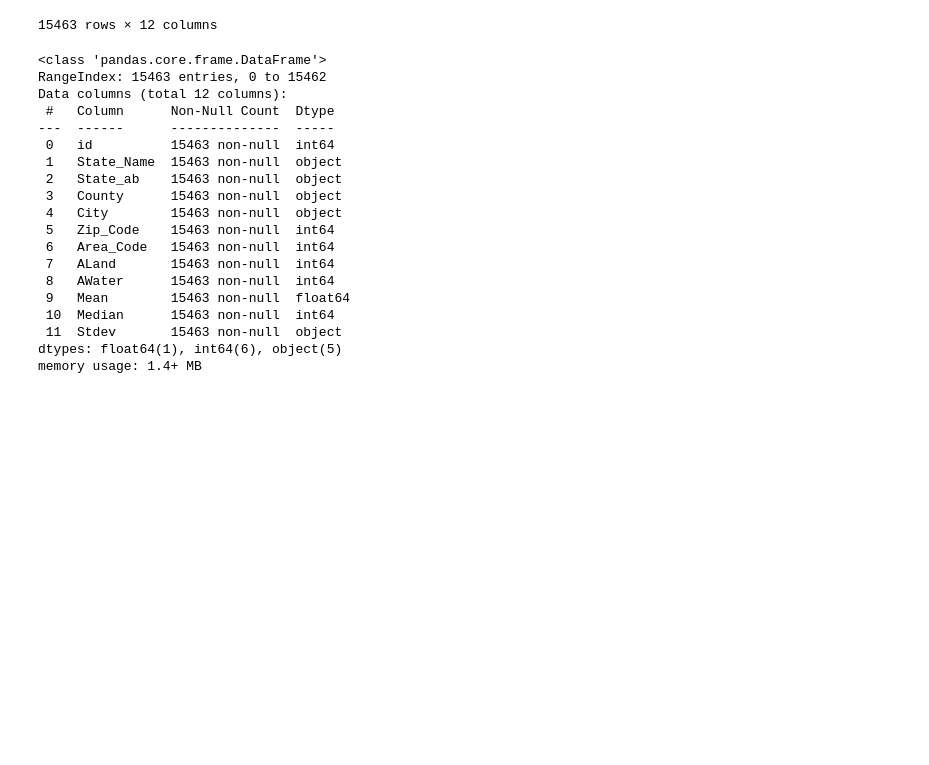
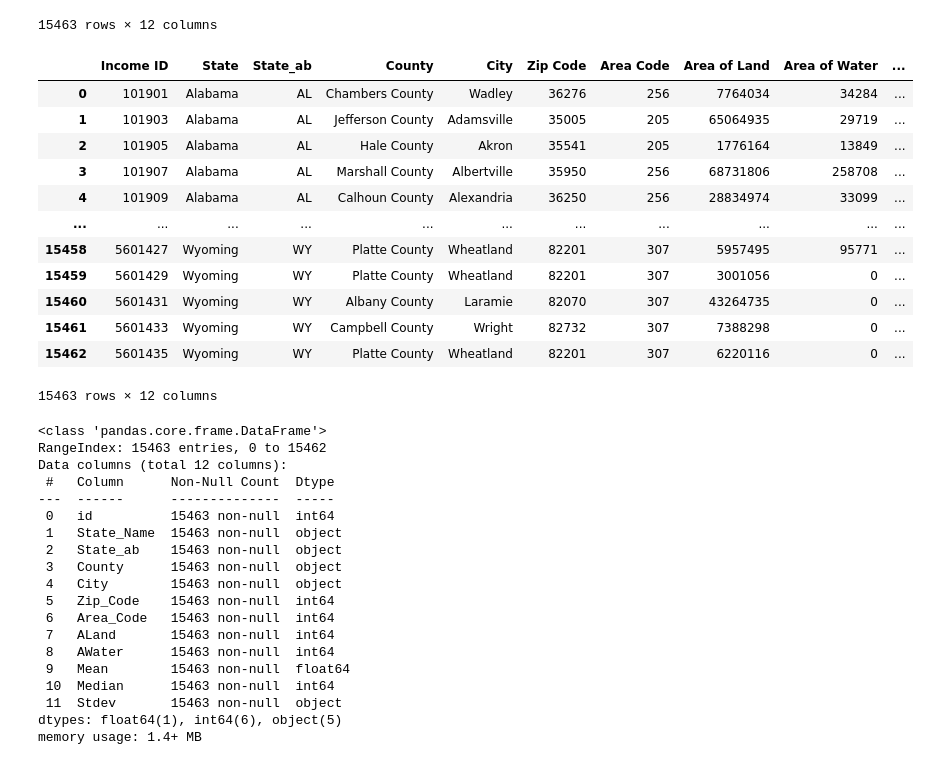
Before and after one commit to nhafer88/Mental_Health_Predictor, a Jupyter notebook: Cleaning_data.ipynb, the cells around one changed output. Drawn from its saved outputs; the diff is of its cells as text; code cells hidden in the pictures; blank space fills up the shorter version.

```diff
--- a/Cleaning_data.ipynb
+++ b/Cleaning_data.ipynb
@@ -52,7 +83,7 @@ memory usage: 1.8+ MB
 # %%
 income_order = ["id", "State_Name", "State_ab", "County", "City", "Zip_Code", "Area_Code", "ALand", "AWater", "Mean","Median","Stdev"]
-income = income[income_order]
-income
+income_df= income[income_order]
+income_df
 # %% [output]
 |  | id | State_Name | State_ab | County | City | Zip_Code | Area_Code | ALand | AWater | Mean | ... |
 | 0 | 101901 | Alabama | AL | Chambers County | Wadley | 36276 | 256 | 7764034 | 34284 | 14596.666483 | ... |
@@ -67,6 +98,37 @@ income
 | 15461 | 5601433 | Wyoming | WY | Campbell County | Wright | 82732 | 307 | 7388298 | 0 | 121016.826443 | ... |
 | 15462 | 5601435 | Wyoming | WY | Platte County | Wheatland | 82201 | 307 | 6220116 | 0 | 91166.166667 | ... |
 15463 rows × 12 columns
+# %%
+#Renaming the Columns and Displaying Info
+income_df.rename(columns = {
+    "id":"Income ID",
+    "State_Name": "State",
+    "state_ab":"State Abreviation",
+    "County":"County",
+    "City":"City",
+    "Zip_Code":"Zip Code",
+    "Area_Code":"Area Code",
+    "ALand":"Area of Land",
+    "AWater":"Area of Water",
+    "Mean":"Mean",
+    "Median":"Median",
+    "stdev":"Standard Deviation"
+    },inplace=True)
+income_df
+# %% [output]
+|  | Income ID | State | State_ab | County | City | Zip Code | Area Code | Area of Land | Area of Water | ... |
+| 0 | 101901 | Alabama | AL | Chambers County | Wadley | 36276 | 256 | 7764034 | 34284 | ... |
+| 1 | 101903 | Alabama | AL | Jefferson County | Adamsville | 35005 | 205 | 65064935 | 29719 | ... |
+| 2 | 101905 | Alabama | AL | Hale County | Akron | 35541 | 205 | 1776164 | 13849 | ... |
+| 3 | 101907 | Alabama | AL | Marshall County | Albertville | 35950 | 256 | 68731806 | 258708 | ... |
+| 4 | 101909 | Alabama | AL | Calhoun County | Alexandria | 36250 | 256 | 28834974 | 33099 | ... |
+| ... | ... | ... | ... | ... | ... | ... | ... | ... | ... | ... |
+| 15458 | 5601427 | Wyoming | WY | Platte County | Wheatland | 82201 | 307 | 5957495 | 95771 | ... |
+| 15459 | 5601429 | Wyoming | WY | Platte County | Wheatland | 82201 | 307 | 3001056 | 0 | ... |
+| 15460 | 5601431 | Wyoming | WY | Albany County | Laramie | 82070 | 307 | 43264735 | 0 | ... |
+| 15461 | 5601433 | Wyoming | WY | Campbell County | Wright | 82732 | 307 | 7388298 | 0 | ... |
+| 15462 | 5601435 | Wyoming | WY | Platte County | Wheatland | 82201 | 307 | 6220116 | 0 | ... |
+15463 rows × 12 columns
 # %%
 income.info()
 # %% [output]
```
Also changed, not shown: parts of 7 cells of this notebook.
